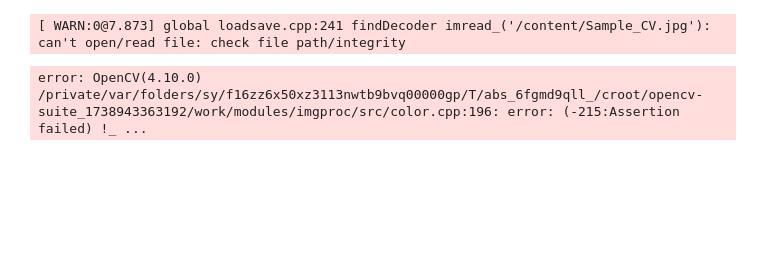
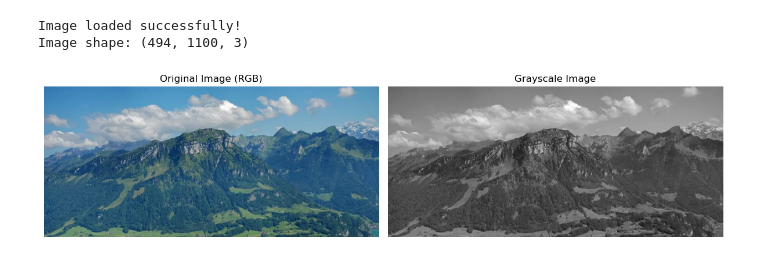
Before and after one commit to abangiraprecious/opencv, a Jupyter notebook: geeksforgeeks/start.ipynb, the cells around one changed output. Saved outputs shown, nothing was run; the diff lists cells and outputs as text; code cells hidden in the pictures; blank space fills up the shorter version.

```diff
--- a/geeksforgeeks/start.ipynb
+++ b/geeksforgeeks/start.ipynb
@@ -4,14 +5,39 @@ import numpy as np # for image array operation (used internally)
 import matplotlib.pyplot as plt # for displaying the image visually
 import os # for potentional path operations (though not directly used here)
 # %%
-image_path = '/content/Sample_CV.jpg'
+# image_path = '/content/Sample_CV.webp'
+image_path = 'content/Sample_CV.webp'
+pil_image = Image.open(image_path)
+img = np.array(pil_image)  # Convert to numpy array
 # %%
 img = cv2.imread(image_path)
-# %% [output]
-[ WARN:0@7.873] global loadsave.cpp:241 findDecoder imread_('/content/Sample_CV.jpg'): can't open/read file: check file path/integrity
+# %%
+if img is None:
+    print("ERROR: Could not load image! Check the file path.")
+else:
+    print("Image loaded successfully!")
+    print("Image shape:", img.shape)
+# %% [output]
+Image loaded successfully!
+Image shape: (494, 1100, 3)
 # %%
 img_rgb = cv2.cvtColor(img, cv2.COLOR_BGR2RGB)
 
 img_gray = cv2.cvtColor(img, cv2.COLOR_BGR2GRAY)
-# %% [output]
-error: OpenCV(4.10.0) /private/var/folders/sy/f16zz6x50xz3113nwtb9bvq00000gp/T/abs_6fgmd9qll_/croot/opencv-suite_1738943363192/work/modules/imgproc/src/color.cpp:196: error: (-215:Assertion failed) !_ ...
+# %%
+plt.figure(figsize=(12, 5))
+
+plt.subplot(1, 2, 1)
+plt.imshow(img_rgb)
+plt.title("Original Image (RGB)")
+plt.axis("off")
+
+plt.subplot(1, 2, 2)
+plt.imshow(img_gray, cmap='gray')
+plt.title("Grayscale Image")
+plt.axis("off")
+
+plt.tight_layout()
+plt.show()
+# %% [output]
+[figure, added]
```
Also changed, not shown: parts of 1 cell of this notebook, 10 other files.
